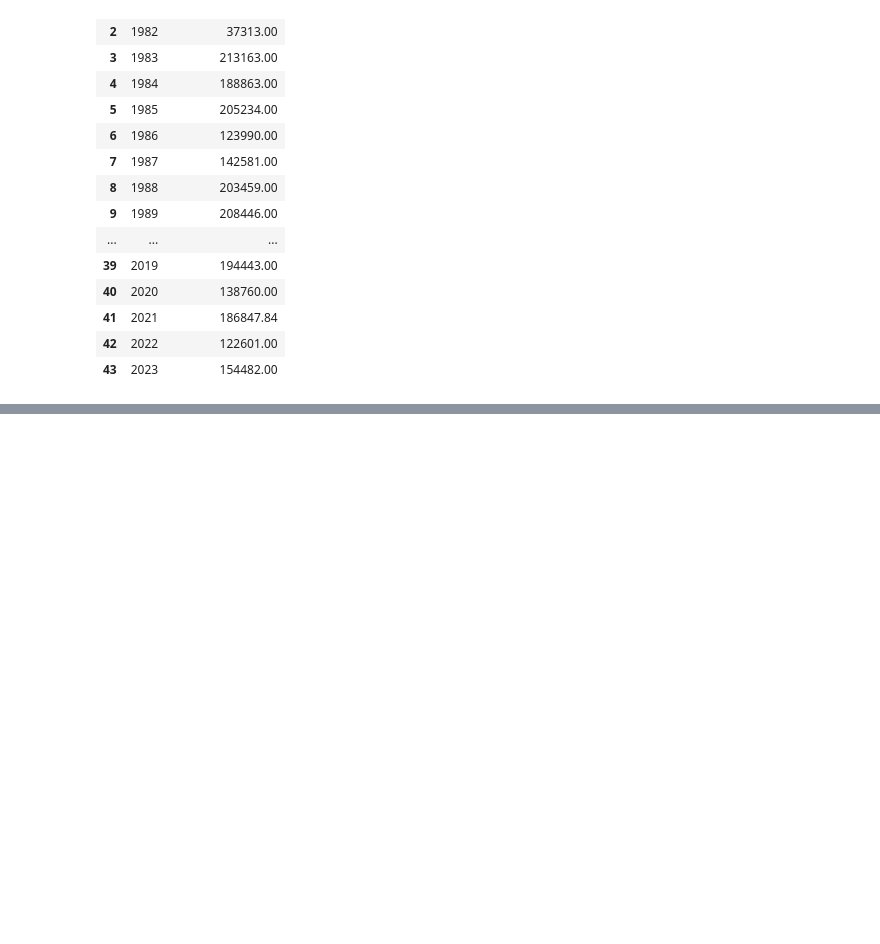
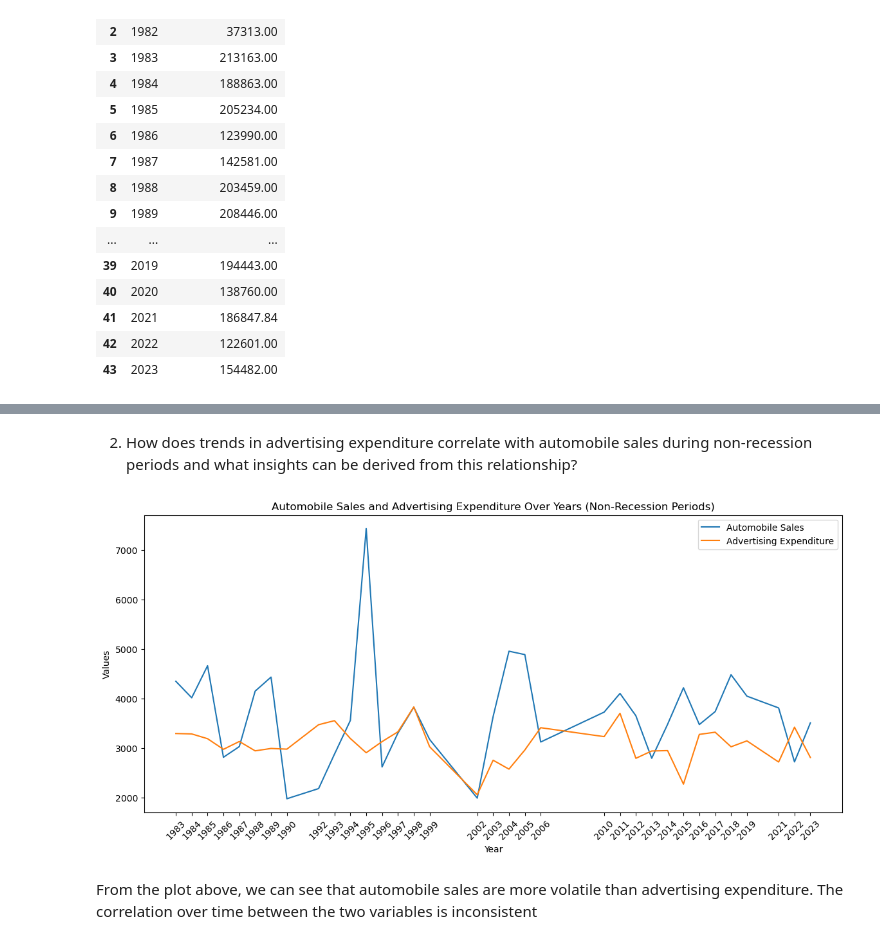
Before and after one commit to restjohnson/automobile_recession, a Jupyter notebook: automobile_jupyter.ipynb, the cells around one changed output, grey strips where cells are left out. Saved outputs shown, nothing was run; the diff lists cells and outputs as text; code cells hidden in the pictures; blank space fills up the shorter version.

```diff
--- a/automobile_jupyter.ipynb
+++ b/automobile_jupyter.ipynb
@@ -94,0 +96,19 @@ plt.show()
+# %% [markdown]
+2. How does trends in advertising expenditure correlate with automobile sales during non-recession periods and what insights can be derived from this relationship?
+# %%
+non_rec = df[df['Recession'] == 0]
+exp_sales = non_rec.groupby('Year')[['Automobile_Sales', 'Advertising_Expenditure']].mean().reset_index()
+
+plt.figure(figsize=(14, 6))
+sns.lineplot(data=exp_sales, x='Year', y='Automobile_Sales', label='Automobile Sales')
+sns.lineplot(data=exp_sales, x='Year', y='Advertising_Expenditure', label='Advertising Expenditure')
+plt.title('Automobile Sales and Advertising Expenditure Over Years (Non-Recession Periods)')
+plt.xlabel('Year')
+plt.ylabel('Values')
+plt.xticks(exp_sales['Year'], rotation=45)
+plt.legend()
+plt.show()
+# %% [output]
+[figure, added]
+# %% [markdown]
+From the plot above, we can see that automobile sales are more volatile than advertising expenditure. The correlation over time between the two variables is inconsistent
```
Also changed, not shown: parts of 2 cells of this notebook.
